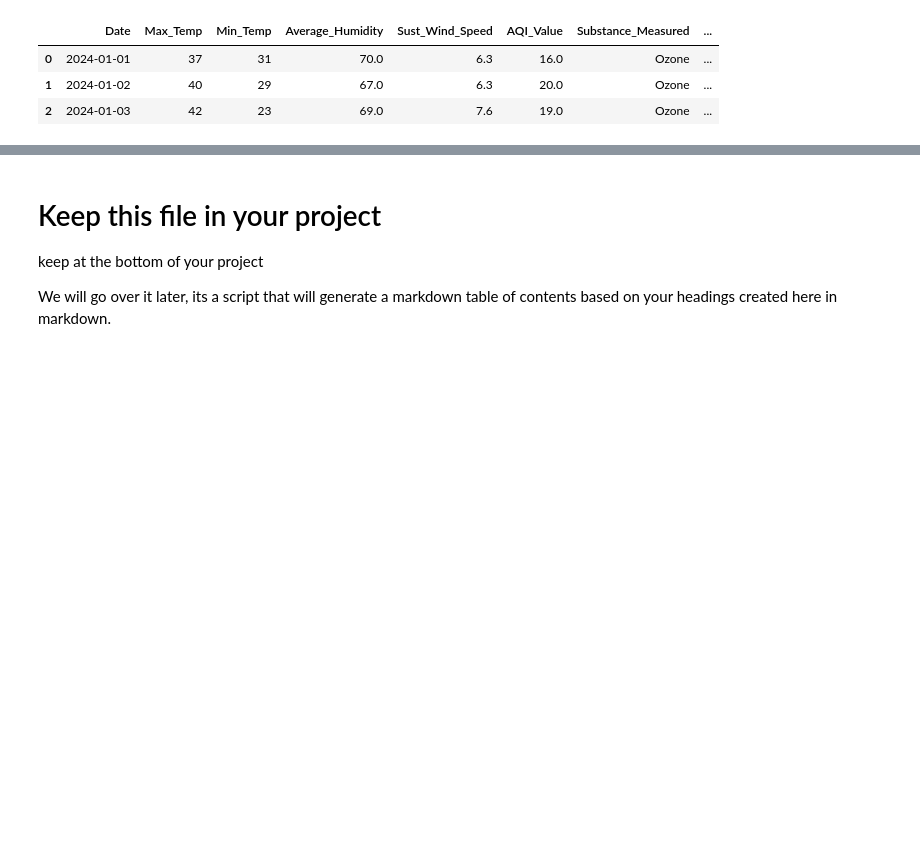
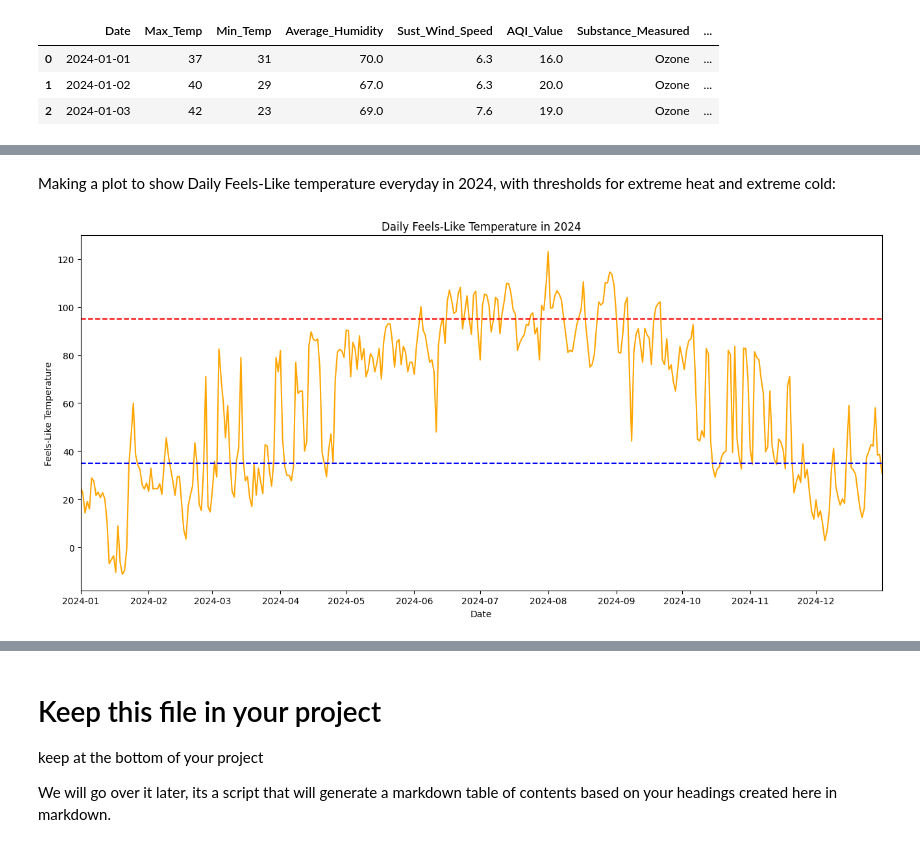
Before and after one commit to Code-You-Contributors/HUD_data_master, a Jupyter notebook: angela/angela.ipynb, the cells around one changed output, grey strips where cells are left out. Drawn from its saved outputs; the diff is of its cells as text; code cells hidden in the pictures; blank space fills up the shorter version.

```diff
--- a/angela/angela.ipynb
+++ b/angela/angela.ipynb
@@ -729,0 +755,19 @@ full_df.describe()
+# %% [markdown]
+Making a plot to show Daily Feels-Like temperature everyday in 2024, with thresholds for extreme heat and extreme cold:
+# %%
+full_df = full_df.sort_values("Date")
+
+plt.figure(figsize=(13, 6))
+plt.plot(full_df["Date"], full_df["Feels_Like"], color="orange")
+plt.margins(x=0)
+plt.tight_layout()
+
+plt.axhline(95, linestyle="--", color="red", label="Extreme Heat (95)")
+plt.axhline(35, linestyle="--", color="blue", label="Extreme Cold (35)")
+
+plt.xlabel("Date")
+plt.ylabel("Feels-Like Temperature")
+plt.title("Daily Feels-Like Temperature in 2024")
+plt.show()
+# %% [output]
+[figure, added]
```
Also changed, not shown: parts of 15 cells of this notebook, 1 other file.
